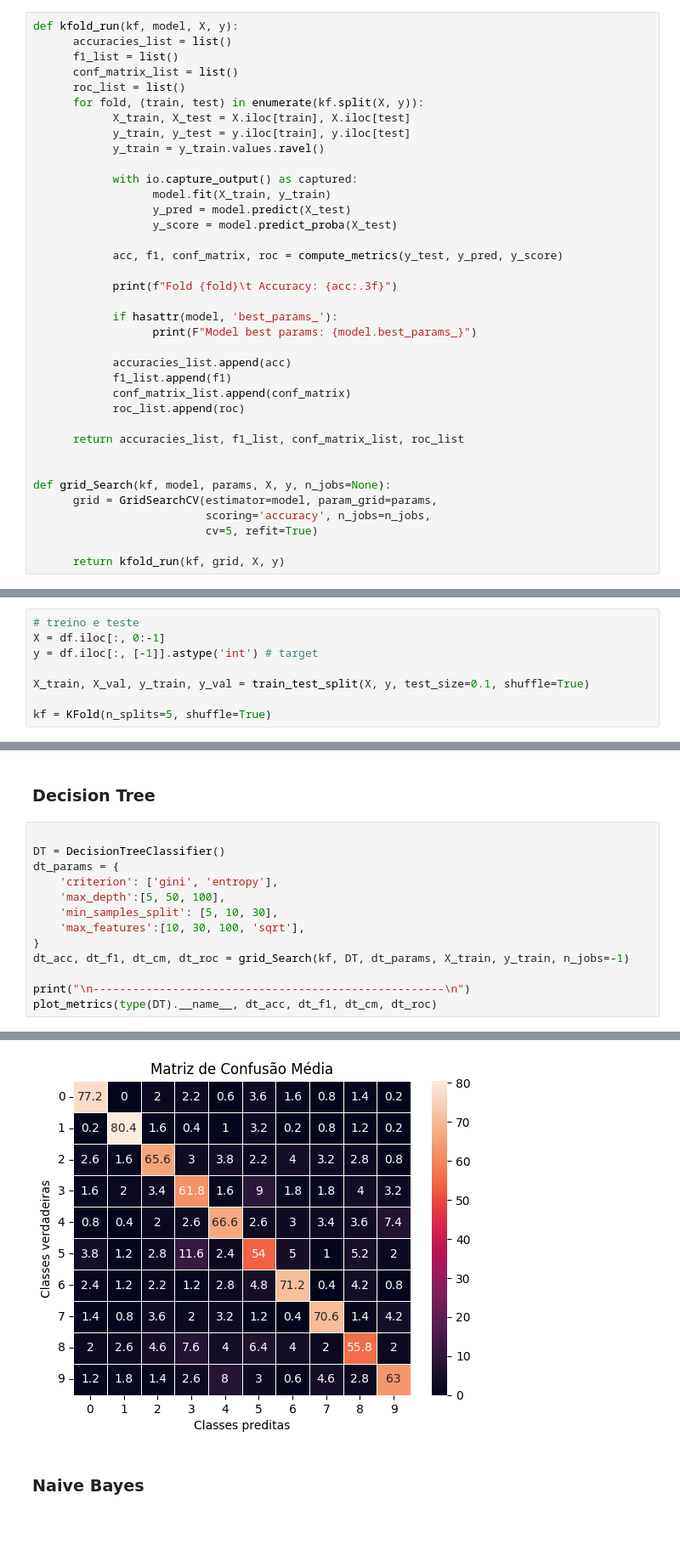
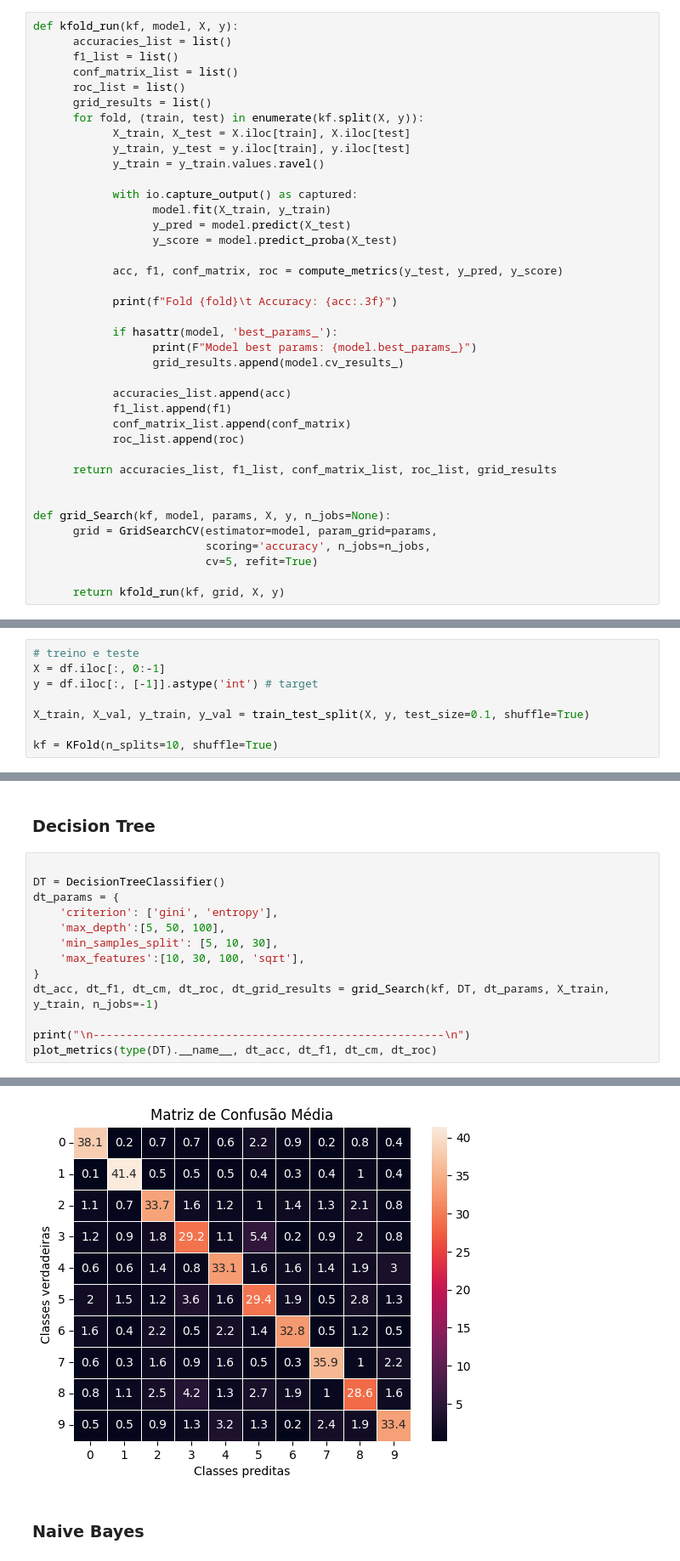
Before and after one commit to carlosgcarneiro/PESMnist, a Jupyter notebook: project_mnist.ipynb, the cells around one changed output, grey strips where cells are left out. Shown at 85% size. Cells and saved outputs as stored; diff of their text form; blank space fills up the shorter version.

```diff
--- a/project_mnist.ipynb
+++ b/project_mnist.ipynb
@@ -167,6 +187,7 @@ def kfold_run(kf, model, X, y):
       f1_list = list()
       conf_matrix_list = list()
       roc_list = list()
+      grid_results = list()
       for fold, (train, test) in enumerate(kf.split(X, y)):
             X_train, X_test = X.iloc[train], X.iloc[test]
             y_train, y_test = y.iloc[train], y.iloc[test]
@@ -183,13 +204,14 @@ def kfold_run(kf, model, X, y):
 
             if hasattr(model, 'best_params_'):
                   print(F"Model best params: {model.best_params_}")
+                  grid_results.append(model.cv_results_)
 
             accuracies_list.append(acc)
             f1_list.append(f1)
             conf_matrix_list.append(conf_matrix)
             roc_list.append(roc)
 
-      return accuracies_list, f1_list, conf_matrix_list, roc_list
+      return accuracies_list, f1_list, conf_matrix_list, roc_list, grid_results
 
 
 def grid_Search(kf, model, params, X, y, n_jobs=None):
@@ -291,7 +313,7 @@ y = df.iloc[:, [-1]].astype('int') # target
 
 X_train, X_val, y_train, y_val = train_test_split(X, y, test_size=0.1, shuffle=True)
 
-kf = KFold(n_splits=5, shuffle=True)
+kf = KFold(n_splits=10, shuffle=True)
 # %% [markdown]
 # Experimentos
 # %% [markdown]
@@ -305,7 +327,7 @@ dt_params = {
     'min_samples_split': [5, 10, 30],
     'max_features':[10, 30, 100, 'sqrt'],
 }
-dt_acc, dt_f1, dt_cm, dt_roc = grid_Search(kf, DT, dt_params, X_train, y_train, n_jobs=-1)
+dt_acc, dt_f1, dt_cm, dt_roc, dt_grid_results = grid_Search(kf, DT, dt_params, X_train, y_train, n_jobs=-1)
 
 print("\n-----------------------------------------------------\n")
 plot_metrics(type(DT).__name__, dt_acc, dt_f1, dt_cm, dt_roc)
@@ -330,4 +352,4 @@ F1-Score média (desvio): 0.739 (0.005)
-[figure, old version]
+[figure, new version]
 # %% [markdown]
 ### Naive Bayes
 # %% [markdown]
```
Also changed, not shown: parts of 12 cells of this notebook, 9 other files.
